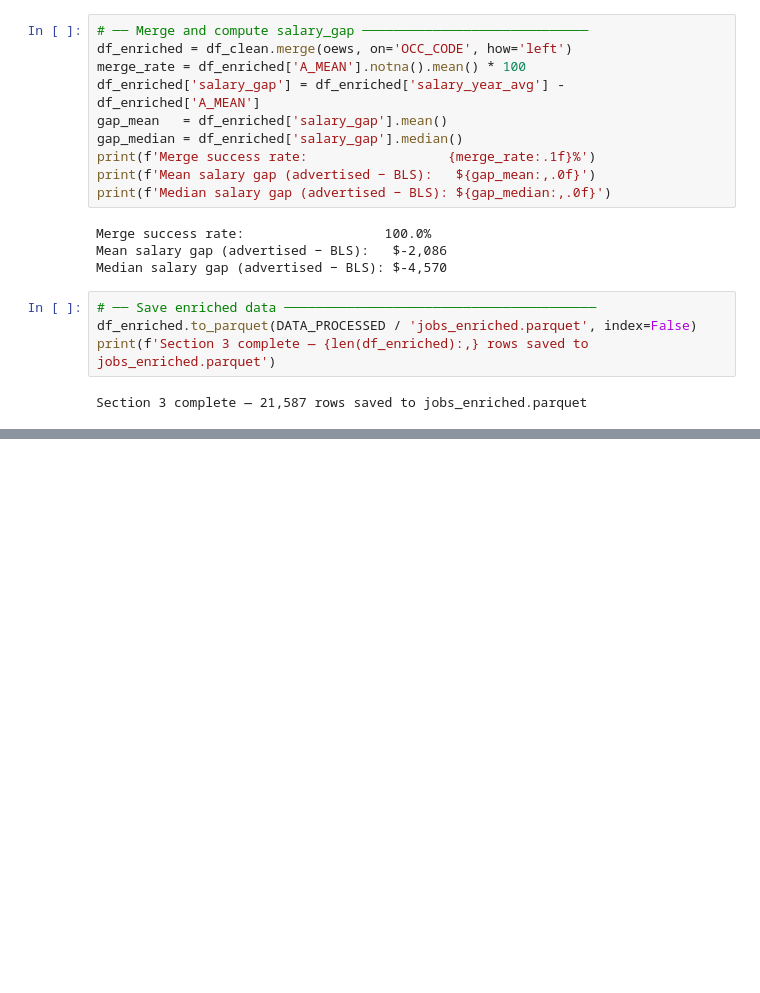
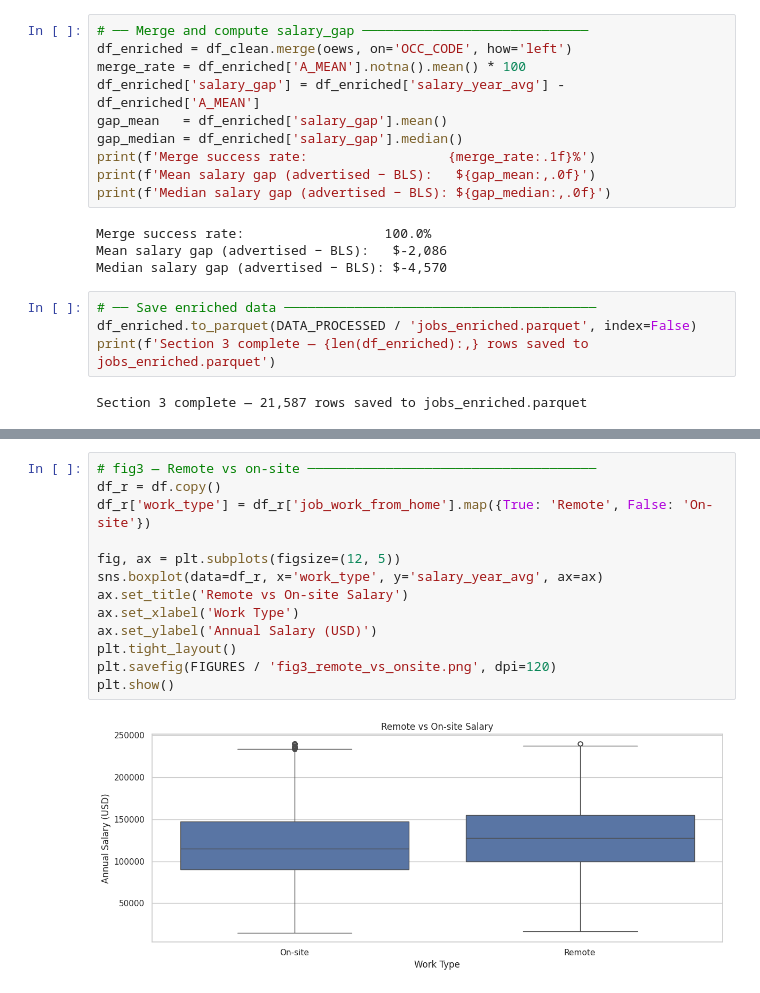
Before and after one commit to cansatir/dsa210-spring2026-project, a Jupyter notebook: notebooks/analysis.ipynb, the cells around one changed output, grey strips where cells are left out. Drawn from its saved outputs; the diff is of its cells as text; blank space fills up the shorter version.

```diff
--- a/notebooks/analysis.ipynb
+++ b/notebooks/analysis.ipynb
@@ -234,0 +279,15 @@ Section 3 complete — 21,587 rows saved to jobs_enriched.parquet
+# %%
+# fig3 — Remote vs on-site ─────────────────────────────────────
+df_r = df.copy()
+df_r['work_type'] = df_r['job_work_from_home'].map({True: 'Remote', False: 'On-site'})
+
+fig, ax = plt.subplots(figsize=(12, 5))
+sns.boxplot(data=df_r, x='work_type', y='salary_year_avg', ax=ax)
+ax.set_title('Remote vs On-site Salary')
+ax.set_xlabel('Work Type')
+ax.set_ylabel('Annual Salary (USD)')
+plt.tight_layout()
+plt.savefig(FIGURES / 'fig3_remote_vs_onsite.png', dpi=120)
+plt.show()
+# %% [output]
+[figure, added]
```
Also changed, not shown: parts of 9 cells of this notebook, 7 other files.
